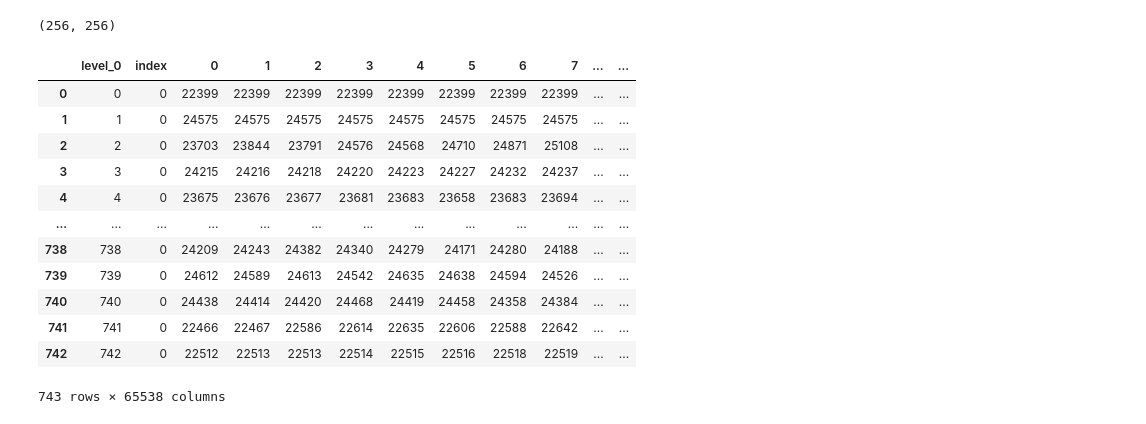
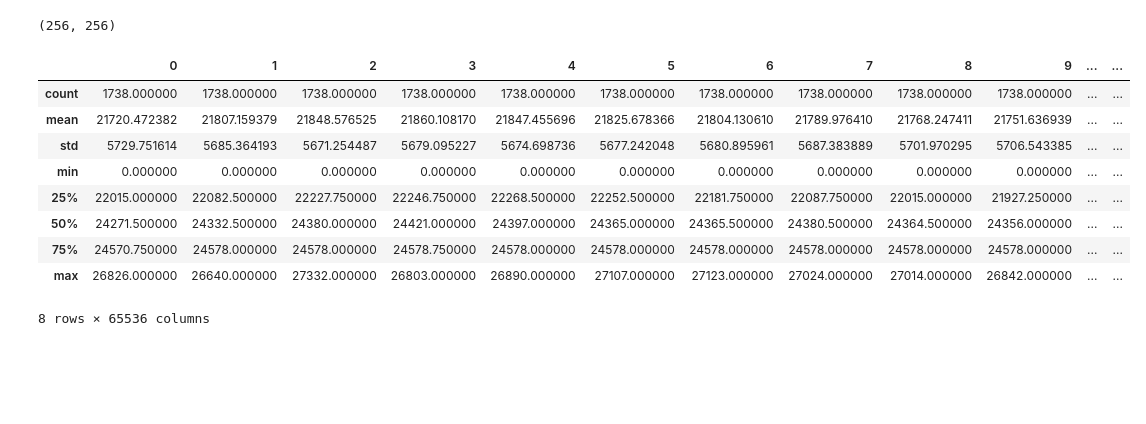
Before and after one commit to ZingBing/X-Ray-Classification, a Jupyter notebook: x-ray-classification.ipynb, the cells around one changed output. Drawn from its saved outputs; the diff is of its cells as text; code cells hidden in the pictures; blank space fills up the shorter version.

```diff
--- a/x-ray-classification.ipynb
+++ b/x-ray-classification.ipynb
@@ -32,23 +62,31 @@ pydicom.dcmread(test_files[0]).pixel_array.shape
 # %% [output]
 (256, 256)
+# %%
+lst = [pydicom.dcmread(file).SOPInstanceUID for file in train_files]
 # %%
-data = pd.DataFrame(pydicom.dcmread(test_files[0]).pixel_array.flatten()).T
-for file in test_files[1:]:
-	data = data.append(pd.DataFrame(pydicom.dcmread(file).pixel_array.flatten()).T)
+
+
+
+img_pixels = np.array([pydicom.dcmread(file).pixel_array.flatten() for file in train_files])
+data = pd.DataFrame(index=lst, data=img_pixels)
+
+# for file in train_files[:300]:
+
+# 	data = data.append(pd.DataFrame(pydicom.dcmread(file).pixel_array.flatten()).T)
+# 	# data.add(label_dict[pydicom.dcmread(file).SOPInstanceUID])
+# 	# ['label'] =
-# %%
-data = data.reset_index()
-data
-# %% [output]
-|  | level_0 | index | 0 | 1 | 2 | 3 | 4 | 5 | 6 | 7 | ... | ... |
-| 0 | 0 | 0 | 22399 | 22399 | 22399 | 22399 | 22399 | 22399 | 22399 | 22399 | ... | ... |
-| 1 | 1 | 0 | 24575 | 24575 | 24575 | 24575 | 24575 | 24575 | 24575 | 24575 | ... | ... |
-| 2 | 2 | 0 | 23703 | 23844 | 23791 | 24576 | 24568 | 24710 | 24871 | 25108 | ... | ... |
-| 3 | 3 | 0 | 24215 | 24216 | 24218 | 24220 | 24223 | 24227 | 24232 | 24237 | ... | ... |
-| 4 | 4 | 0 | 23675 | 23676 | 23677 | 23681 | 23683 | 23658 | 23683 | 23694 | ... | ... |
-| ... | ... | ... | ... | ... | ... | ... | ... | ... | ... | ... | ... | ... |
-| 738 | 738 | 0 | 24209 | 24243 | 24382 | 24340 | 24279 | 24171 | 24280 | 24188 | ... | ... |
-| 739 | 739 | 0 | 24612 | 24589 | 24613 | 24542 | 24635 | 24638 | 24594 | 24526 | ... | ... |
-| 740 | 740 | 0 | 24438 | 24414 | 24420 | 24468 | 24419 | 24458 | 24358 | 24384 | ... | ... |
-| 741 | 741 | 0 | 22466 | 22467 | 22586 | 22614 | 22635 | 22606 | 22588 | 22642 | ... | ... |
-| 742 | 742 | 0 | 22512 | 22513 | 22513 | 22514 | 22515 | 22516 | 22518 | 22519 | ... | ... |
-743 rows × 65538 columns
+# %%
+data.reset_index(drop=True, inplace=True)
+# %%
+data.describe()
+# %% [output]
+|  | 0 | 1 | 2 | 3 | 4 | 5 | 6 | 7 | 8 | 9 | ... | ... |
+| count | 1738.000000 | 1738.000000 | 1738.000000 | 1738.000000 | 1738.000000 | 1738.000000 | 1738.000000 | 1738.000000 | 1738.000000 | 1738.000000 | ... | ... |
+| mean | 21720.472382 | 21807.159379 | 21848.576525 | 21860.108170 | 21847.455696 | 21825.678366 | 21804.130610 | 21789.976410 | 21768.247411 | 21751.636939 | ... | ... |
+| std | 5729.751614 | 5685.364193 | 5671.254487 | 5679.095227 | 5674.698736 | 5677.242048 | 5680.895961 | 5687.383889 | 5701.970295 | 5706.543385 | ... | ... |
+| min | 0.000000 | 0.000000 | 0.000000 | 0.000000 | 0.000000 | 0.000000 | 0.000000 | 0.000000 | 0.000000 | 0.000000 | ... | ... |
+| 25% | 22015.000000 | 22082.500000 | 22227.750000 | 22246.750000 | 22268.500000 | 22252.500000 | 22181.750000 | 22087.750000 | 22015.000000 | 21927.250000 | ... | ... |
+| 50% | 24271.500000 | 24332.500000 | 24380.000000 | 24421.000000 | 24397.000000 | 24365.000000 | 24365.500000 | 24380.500000 | 24364.500000 | 24356.000000 | ... | ... |
+| 75% | 24570.750000 | 24578.000000 | 24578.000000 | 24578.750000 | 24578.000000 | 24578.000000 | 24578.000000 | 24578.000000 | 24578.000000 | 24578.000000 | ... | ... |
+| max | 26826.000000 | 26640.000000 | 27332.000000 | 26803.000000 | 26890.000000 | 27107.000000 | 27123.000000 | 27024.000000 | 27014.000000 | 26842.000000 | ... | ... |
+8 rows × 65536 columns
```
Also changed, not shown: parts of 6 cells of this notebook.
